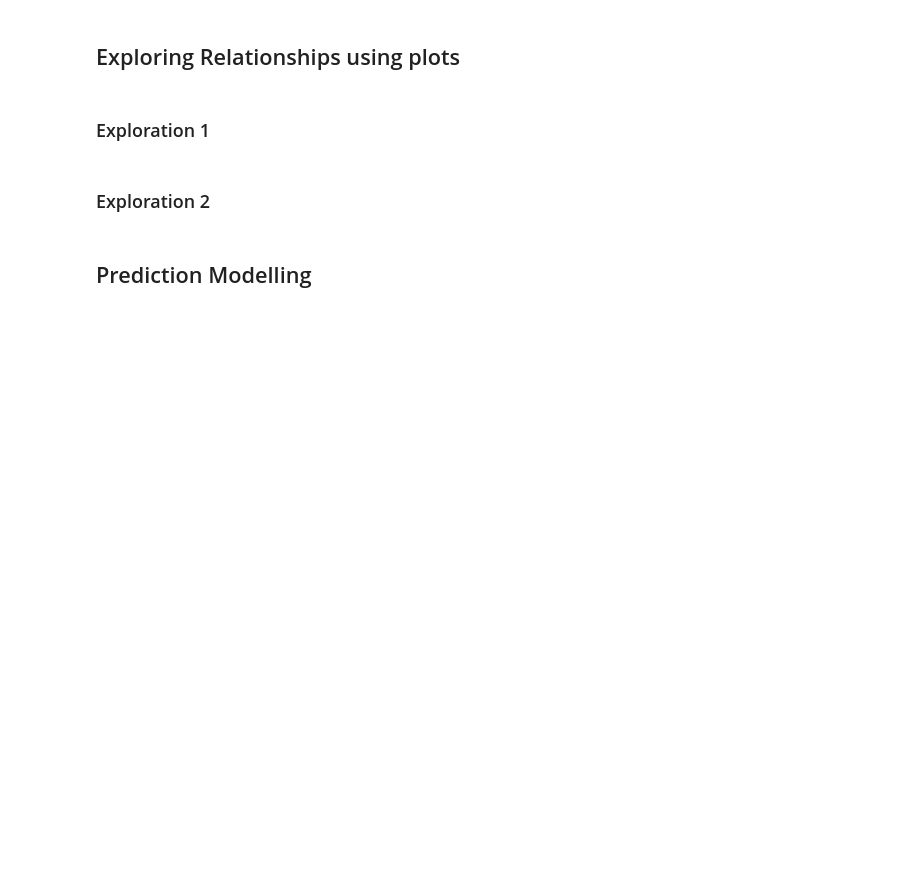
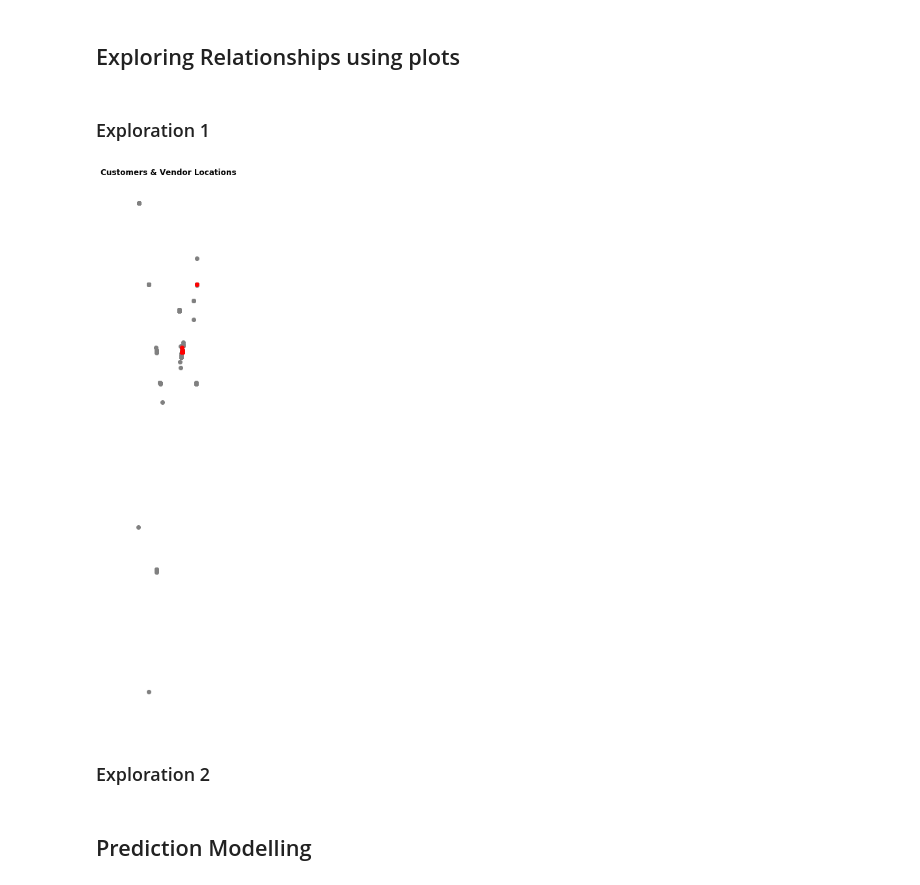
Before and after one commit to Kusasa/Machine_Learning_Archive, a Jupyter notebook: notebook_env/Restaurant_Recommender/Restaurant_Recommender.ipynb, the cells around one changed output. Cells and saved outputs as stored; diff of their text form; code cells hidden in the pictures; blank space fills up the shorter version.

```diff
--- a/notebook_env/Restaurant_Recommender/Restaurant_Recommender.ipynb
+++ b/notebook_env/Restaurant_Recommender/Restaurant_Recommender.ipynb
@@ -51,5 +125,5 @@ vendors.head()
 ### Deal with null values
 # %%
 #Training Locations
-training_locations = training_locations.fillna(value="unknown")
-training_locations.head()
+training_locations_gdf['location_type'] = training_locations_gdf['location_type'].fillna(value="unknown")
+training_locations_gdf.head()
@@ -64,4 +160,4 @@ orders.head()
 # %%
 #Vendors
-vendors = vendors.fillna(value="unknown")
-vendors.head()
+vendors_gdf['language'] = vendors_gdf['language'].fillna(value="unknown")
+vendors_gdf.head()
@@ -83,6 +206,6 @@ orders[weird].isin([1]).sum()
 # %%
 #Location Type column in Training Locations
-training_locations.groupby(['location_type']).first()
-dummy = pd.get_dummies(training_locations['location_type'])
-encoded_training_locations = training_locations.merge(dummy, left_index=True, right_index=True)
-encoded_training_locations.head()
+training_locations_gdf.groupby(['location_type']).first()
+dummy = pd.get_dummies(training_locations_gdf['location_type'])
+encoded_training_locations_gdf = training_locations_gdf.merge(dummy, left_index=True, right_index=True)
+encoded_training_locations_gdf.head()
@@ -100,9 +233,0 @@ encoded_training_customers.columns
-# %%
-#Add geometry field to the training locations table
-encoded_training_locations['geom']=""
-row_no = 0
-for row in encoded_training_locations.iterrows():
-    encoded_training_locations.loc[row_no, 'geom'] = ['POINT(' + str(row[1]['longitude']) + ' ' + str(row[1]['latitude']) + ')']
-    row_no += 1
-encoded_training_locations['geom'] = encoded_training_locations['geom'].apply(wkt.loads)
-encoded_training_locations_gdf = gpd.GeoDataFrame(encoded_training_locations, geometry='geom', crs='epsg:4326')
@@ -120,12 +243,15 @@ encoded_training_locations_gdf = gpd.GeoDataFrame(encoded_training_locations, ge
 # %%
 #Spatial Relations
 
-ax = encoded_training_locations_gdf.plot(edgecolor = 'grey', facecolor = 'none', figsize = (18, 12), legend=True)
-#roads.plot(ax=ax, color = 'purple')
+ax = encoded_training_locations_gdf.plot(color = 'grey', figsize = (18, 12), legend=True)
+vendors_gdf.plot(ax=ax, color = 'red')
+#countries_gdf.plot(ax=ax, edgecolor = 'grey', facecolor = 'none')
 #ax.set(xlim=(15, 35), ylim=(-37.5, -20))
 ax.set_axis_off()
-plt.title(label = 'Training Locations', fontweight = 'bold')
+plt.title(label = 'Customers & Vendors Locations', fontweight = 'bold')
 plt.tight_layout()
+# %% [output]
+[figure, added]
 # %% [markdown]
 ### Exploration 2
 # %%
```
Also changed, not shown: parts of 26 cells of this notebook.
